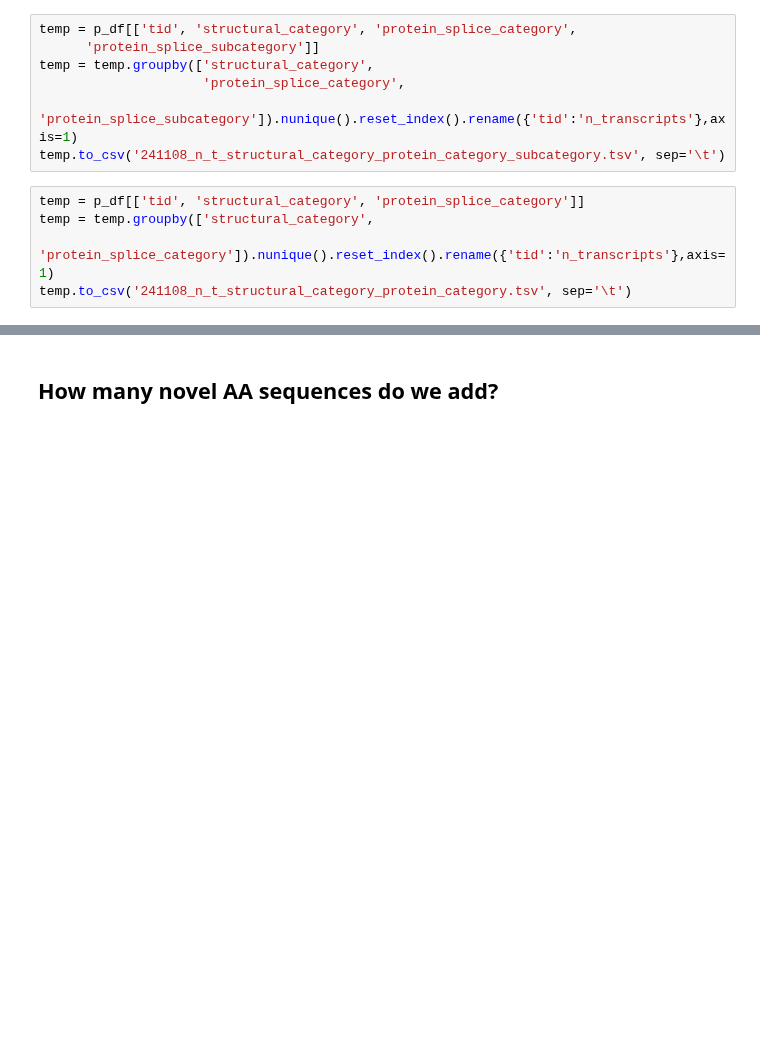
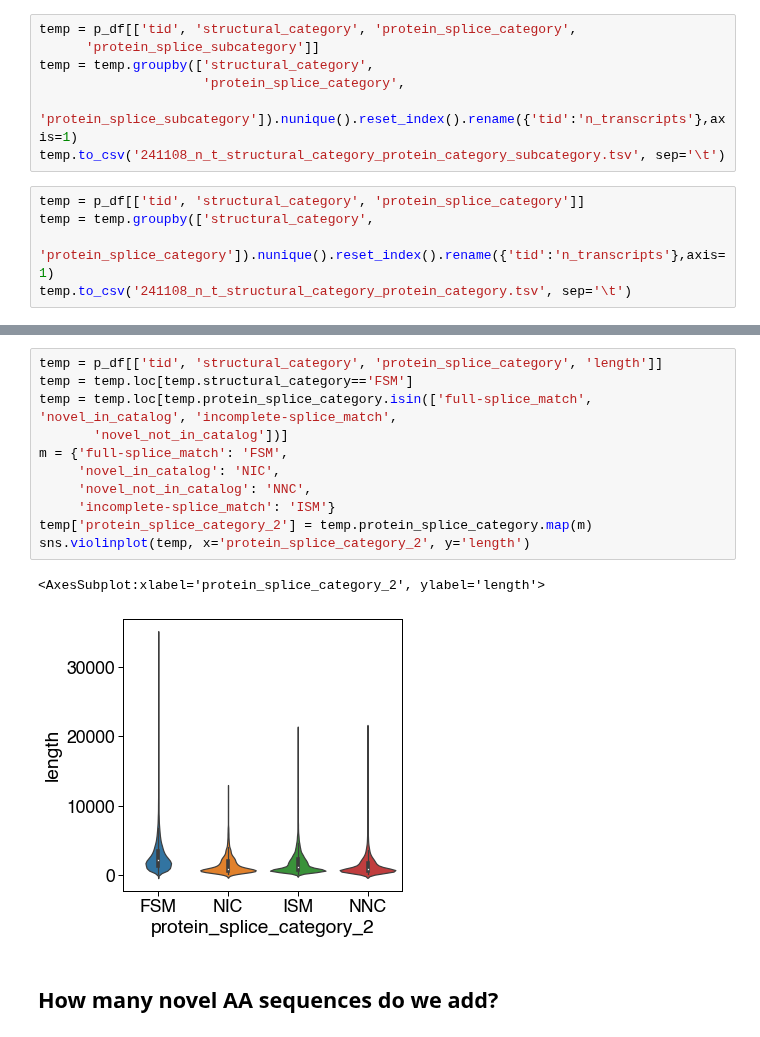
Before and after one commit to fairliereese/240903_pt, a Jupyter notebook: analysis/explore_orfs_aas.ipynb, the cells around one changed output, grey strips where cells are left out. Saved outputs shown, nothing was run; the diff lists cells and outputs as text; blank space fills up the shorter version.

```diff
--- a/analysis/explore_orfs_aas.ipynb
+++ b/analysis/explore_orfs_aas.ipynb
@@ -163,3 +199,17 @@ temp.to_csv('241108_n_t_structural_category_protein_category.tsv', sep='\t')
+# %%
+temp = p_df[['tid', 'structural_category', 'protein_splice_category', 'length']]
+temp = temp.loc[temp.structural_category=='FSM']
+temp = temp.loc[temp.protein_splice_category.isin(['full-splice_match', 'novel_in_catalog', 'incomplete-splice_match',
+       'novel_not_in_catalog'])]
+m = {'full-splice_match': 'FSM',
+     'novel_in_catalog': 'NIC',
+     'novel_not_in_catalog': 'NNC',
+     'incomplete-splice_match': 'ISM'}
+temp['protein_splice_category_2'] = temp.protein_splice_category.map(m)
+sns.violinplot(temp, x='protein_splice_category_2', y='length')
+# %% [output]
+<AxesSubplot:xlabel='protein_splice_category_2', ylabel='length'>
+[figure, added]
 # %% [markdown]
 ## How many novel AA sequences do we add?
 # %%
```
Also changed, not shown: parts of 17 cells of this notebook, 10 other files.
